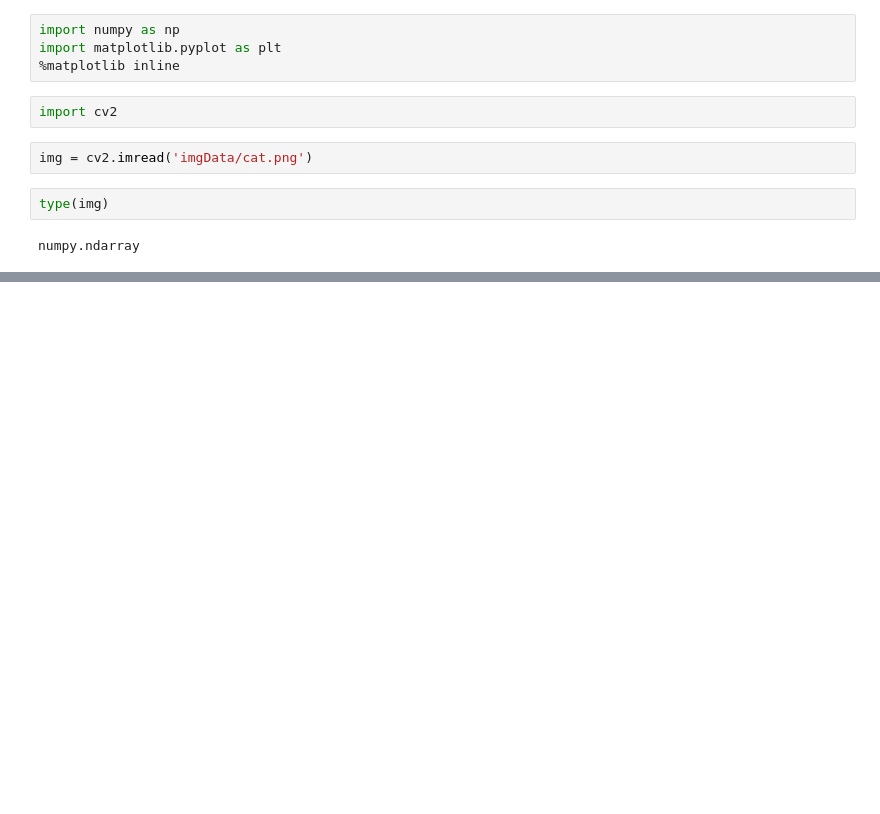
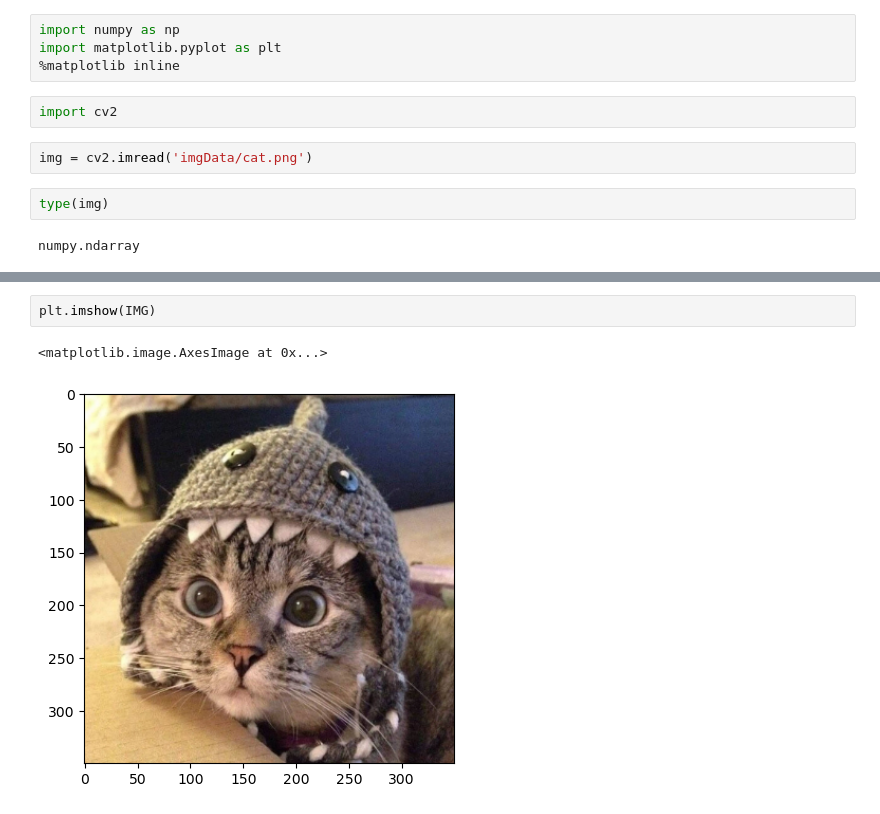
Before and after one commit to dazz-6/MachineLearning, a Jupyter notebook: OpenCV/compv.ipynb, the cells around one changed output, grey strips where cells are left out. Saved outputs shown, nothing was run; the diff lists cells and outputs as text; blank space fills up the shorter version.

```diff
--- a/OpenCV/compv.ipynb
+++ b/OpenCV/compv.ipynb
@@ -32,0 +28,5 @@ array([[[234, 255, 254],
+# %%
+plt.imshow(IMG)
+# %% [output]
+<matplotlib.image.AxesImage at 0x...>
+[figure, added]
```
Also changed, not shown: parts of 4 cells of this notebook.
